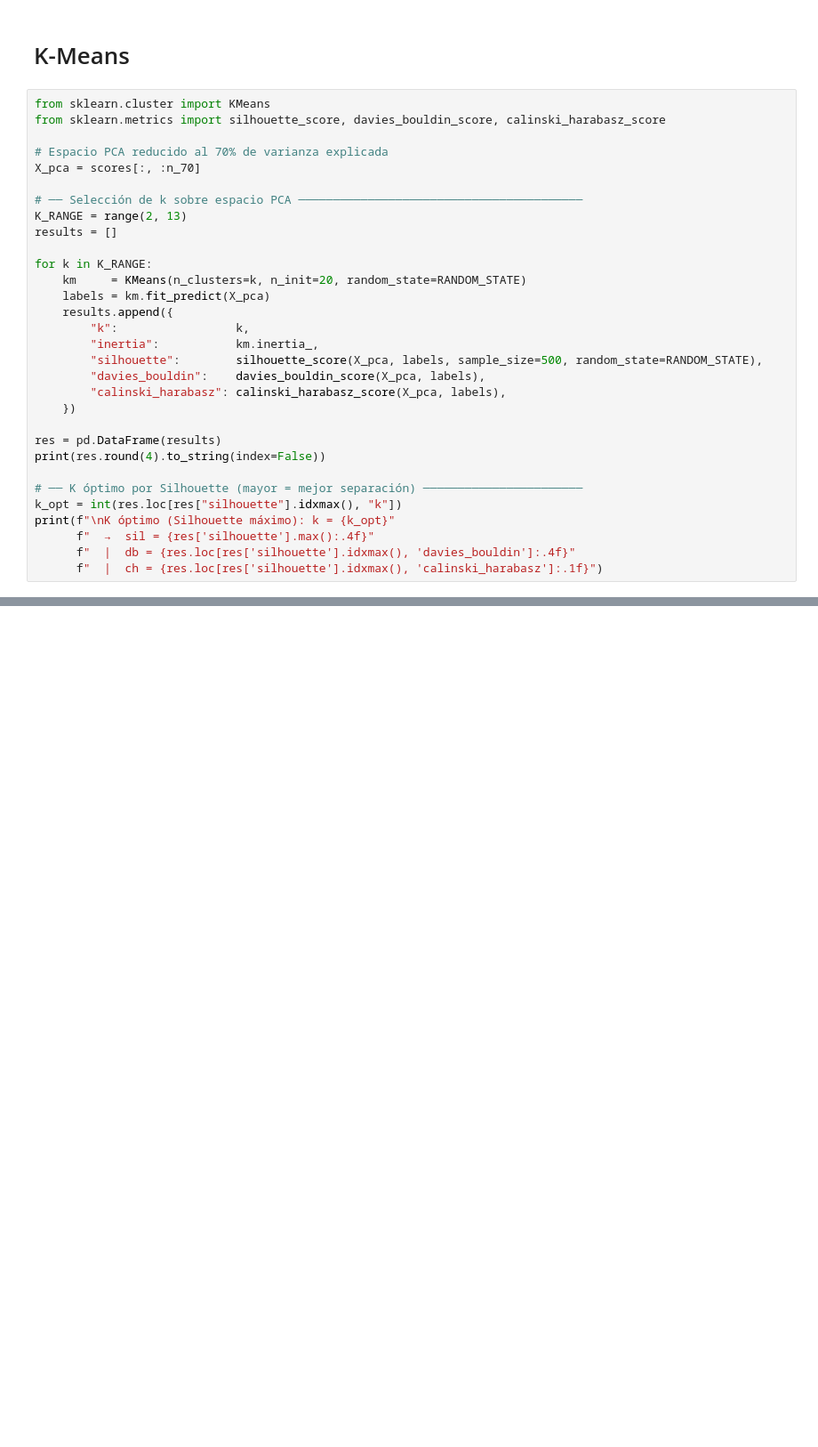
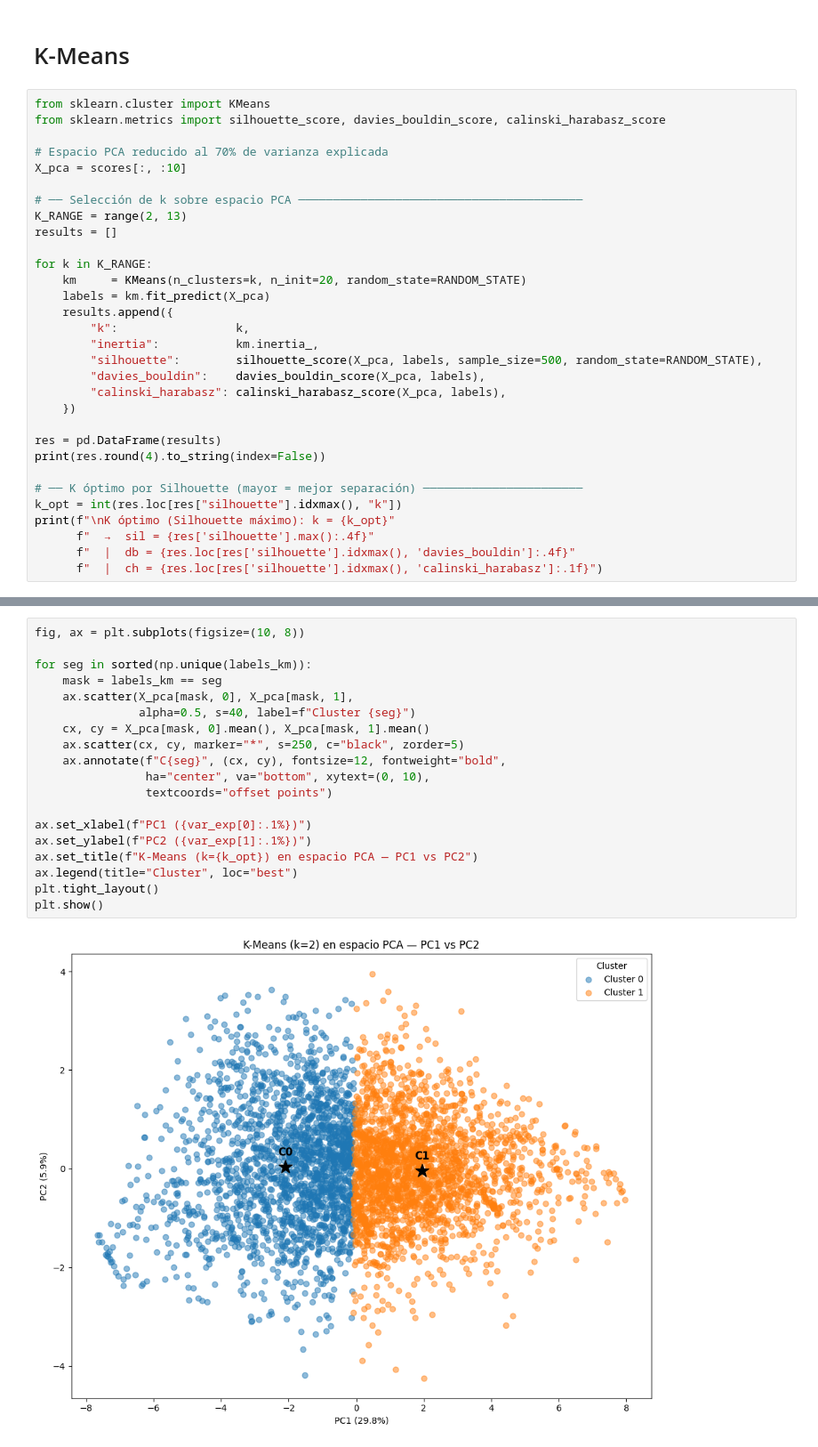
Before and after one commit to darc-17/DATAJAM-CCB, a Jupyter notebook: Códigos Santiago/Código/Modelos ECN.ipynb, the cells around one changed output, grey strips where cells are left out. Shown at 89% size. Saved outputs shown, nothing was run; the diff lists cells and outputs as text; blank space fills up the shorter version.

```diff
--- a/Códigos Santiago/Código/Modelos ECN.ipynb
+++ b/Códigos Santiago/Código/Modelos ECN.ipynb
@@ -204,7 +207,7 @@ from sklearn.cluster import KMeans
 from sklearn.metrics import silhouette_score, davies_bouldin_score, calinski_harabasz_score
 
 # Espacio PCA reducido al 70% de varianza explicada
-X_pca = scores[:, :n_70]
+X_pca = scores[:, :10]
 
 # ── Selección de k sobre espacio PCA ─────────────────────────────────────────
 K_RANGE = range(2, 13)
@@ -273,0 +277,21 @@ print(res_km)
+# %%
+fig, ax = plt.subplots(figsize=(10, 8))
+
+for seg in sorted(np.unique(labels_km)):
+    mask = labels_km == seg
+    ax.scatter(X_pca[mask, 0], X_pca[mask, 1],
+               alpha=0.5, s=40, label=f"Cluster {seg}")
+    cx, cy = X_pca[mask, 0].mean(), X_pca[mask, 1].mean()
+    ax.scatter(cx, cy, marker="*", s=250, c="black", zorder=5)
+    ax.annotate(f"C{seg}", (cx, cy), fontsize=12, fontweight="bold",
+                ha="center", va="bottom", xytext=(0, 10),
+                textcoords="offset points")
+
+ax.set_xlabel(f"PC1 ({var_exp[0]:.1%})")
+ax.set_ylabel(f"PC2 ({var_exp[1]:.1%})")
+ax.set_title(f"K-Means (k={k_opt}) en espacio PCA — PC1 vs PC2")
+ax.legend(title="Cluster", loc="best")
+plt.tight_layout()
+plt.show()
+# %% [output]
+[figure, added]
```
Also changed, not shown: parts of 9 cells of this notebook, 2 other files.
